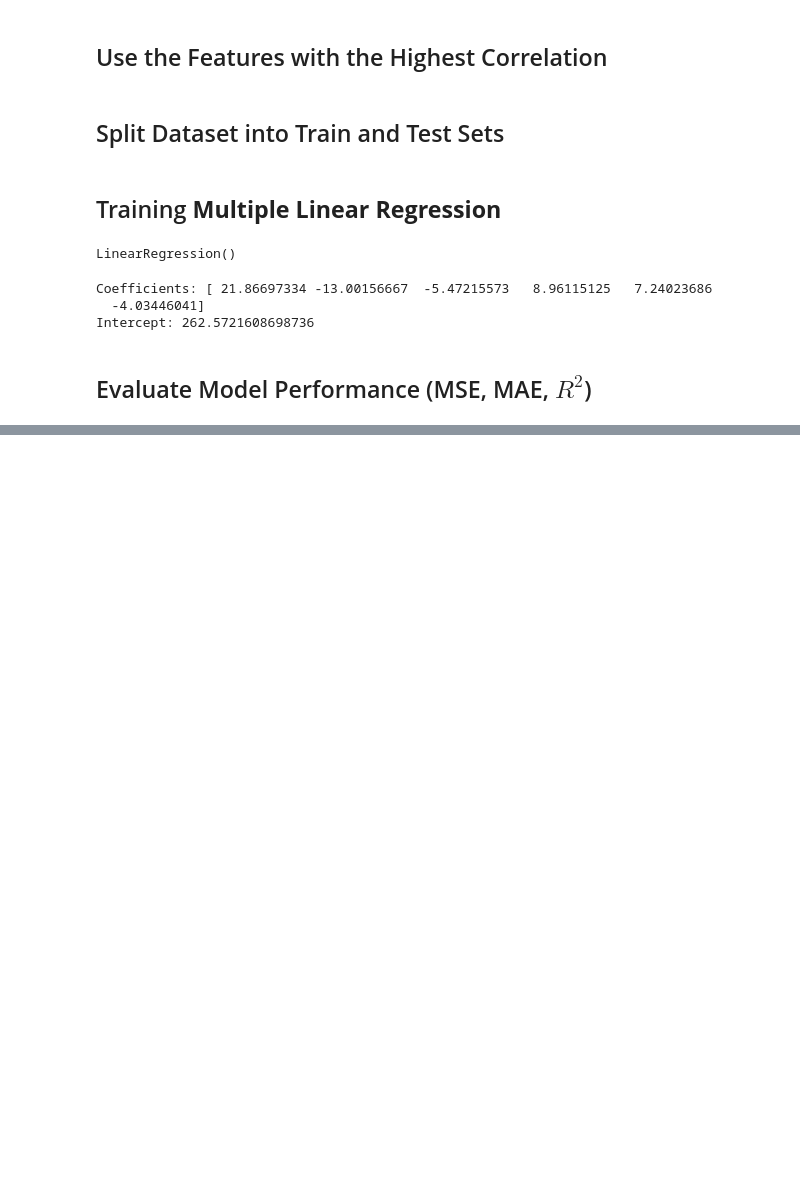
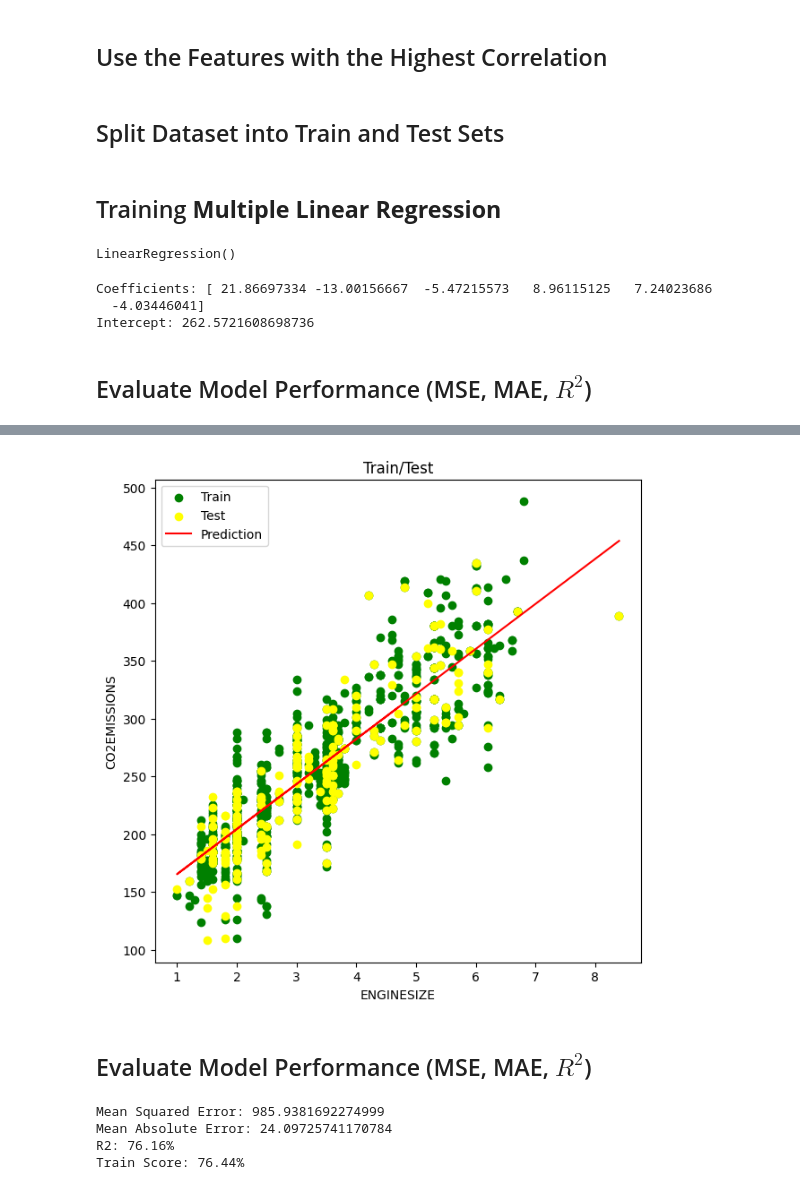
Before and after one commit to python-is-life2022/Fuel-Consumption-Regression-Models, a Jupyter notebook: Fuel_Consumption_Regression_Models.ipynb, the cells around one changed output, grey strips where cells are left out. Cells and saved outputs as stored; diff of their text form; code cells hidden in the pictures; blank space fills up the shorter version.

```diff
--- a/Fuel_Consumption_Regression_Models.ipynb
+++ b/Fuel_Consumption_Regression_Models.ipynb
@@ -254,0 +298,4 @@ R2: 90.34%
+# %%
+linear_regr = LinearRegression()
+# %%
+linear_regr.fit(X_train_linear, y_train_linear)
@@ -254,0 +304,2 @@ R2: 90.34%
+# %%
+y_hat_linear = linear_regr.coef_[0] * X_test_linear + linear_regr.intercept_
@@ -254,0 +311,22 @@ R2: 90.34%
+# %%
+plt.figure(figsize= (7,7))
+plt.scatter(X_train_linear, y_train_linear, c= 'green', label= 'Train')
+plt.scatter(X_test_linear, y_test_linear, c= 'yellow', label= 'Test')
+plt.plot(X_test_linear, y_hat_linear, c= 'red', label= 'Prediction')
+plt.title('Train/Test')
+plt.xlabel('ENGINESIZE')
+plt.ylabel('CO2EMISSIONS')
+plt.legend()
+plt.show()
+# %% [output]
+[figure, added]
+# %% [markdown]
+## Evaluate Model Performance (MSE, MAE, $R^2$)
+# %%
+
+print(f'Mean Squared Error: {mean_squared_error(y_test_linear, y_hat_linear)}\nMean Absolute Error: {mean_absolute_error(y_test_linear, y_hat_linear)}\nR2: {linear_regr.score(X_test_linear, y_test_linear) * 100:.2f}%\nTrain Score: {linear_regr.score(X_train_linear, y_train_linear) * 100:.2f}%')
+# %% [output]
+Mean Squared Error: 985.9381692274999
+Mean Absolute Error: 24.09725741170784
+R2: 76.16%
+Train Score: 76.44%
```
Also changed, not shown: parts of 38 cells of this notebook.
